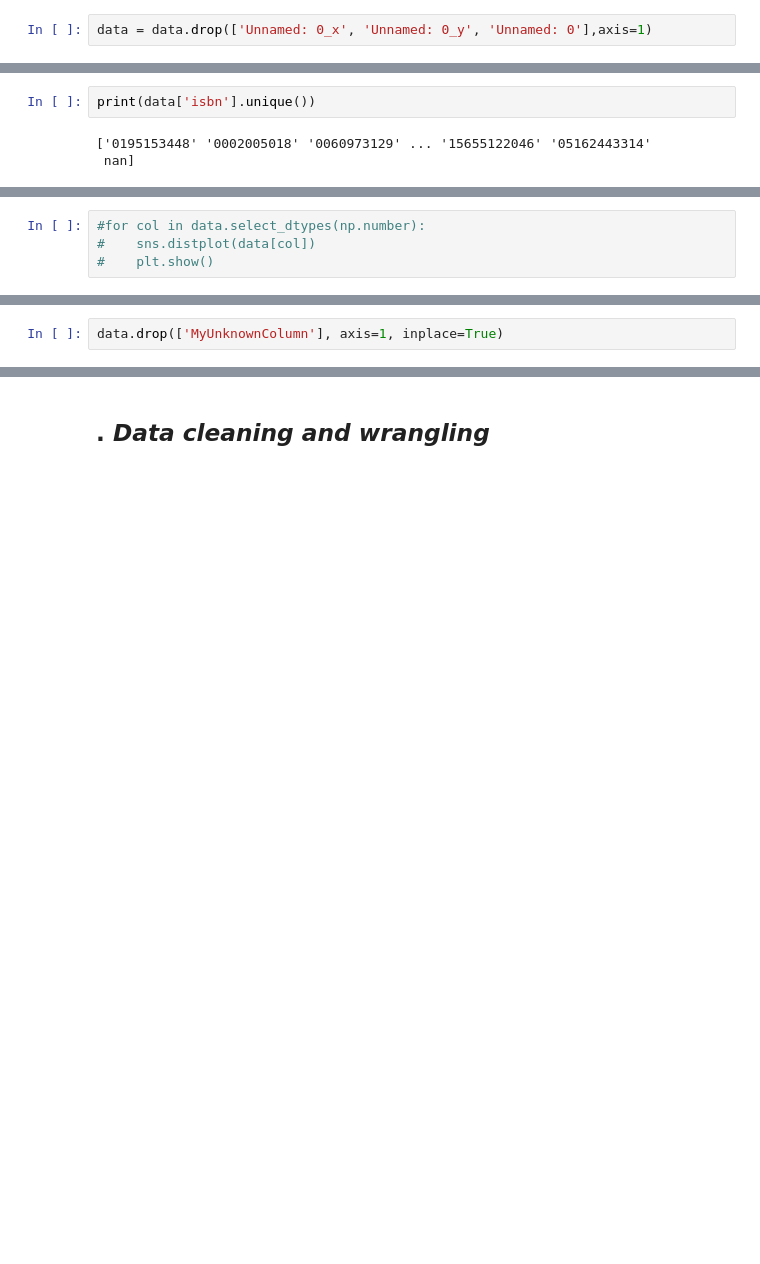
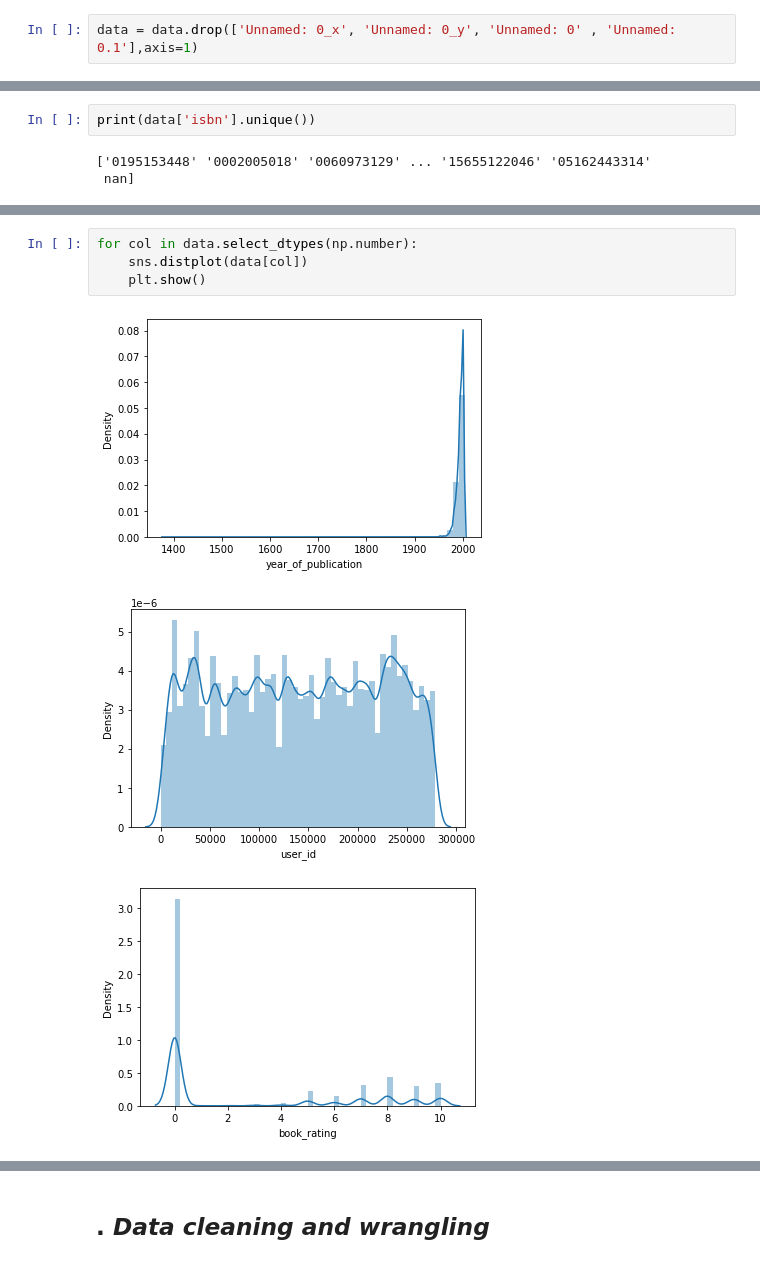
Before and after one commit to SophieHubert/Recommended-Reading, a Jupyter notebook: Working/02. Perform Exploratory Data Analysis .ipynb, the cells around one changed output, grey strips where cells are left out. Drawn from its saved outputs; the diff is of its cells as text; blank space fills up the shorter version.

```diff
--- a/Working/02. Perform Exploratory Data Analysis .ipynb
+++ b/Working/02. Perform Exploratory Data Analysis .ipynb
@@ -113,7 +101,7 @@ Index(['Unnamed: 0_x', 'isbn', 'book_title', 'book_author',
 # %% [markdown]
 ### _Drop columns_
 # %%
-data = data.drop(['Unnamed: 0_x', 'Unnamed: 0_y', 'Unnamed: 0'],axis=1)
+data = data.drop(['Unnamed: 0_x', 'Unnamed: 0_y', 'Unnamed: 0' , 'Unnamed: 0.1'],axis=1)
 # %%
 #data
 # %% [markdown]
@@ -220,4 +191,8 @@ NameError: name 'data' is not defined
 # %%
-#for col in data.select_dtypes(np.number):
-#    sns.distplot(data[col])
-#    plt.show()
+for col in data.select_dtypes(np.number):
+    sns.distplot(data[col])
+    plt.show()
+# %% [output]
+[figure, added]
+[figure, added]
+[figure, added]
@@ -224,2 +199,0 @@ NameError: name 'data' is not defined
-# %%
-data.drop(['MyUnknownColumn'], axis=1, inplace=True)
```
Also changed, not shown: parts of 61 cells of this notebook, 5 other files.
